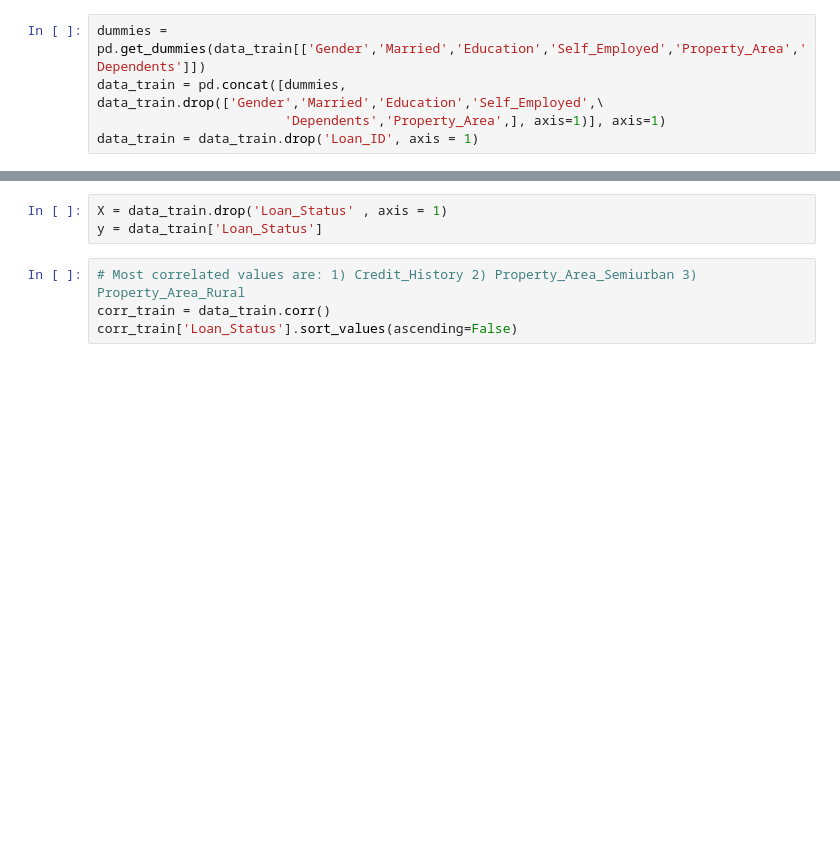
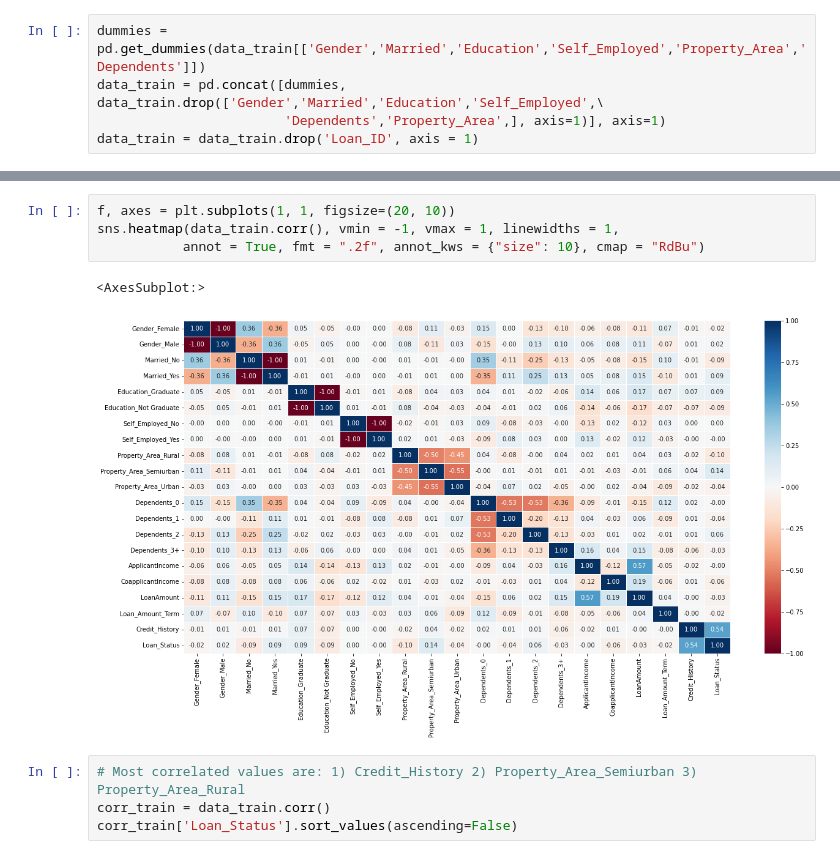
Before and after one commit to siakyikar444/citi-hackathon-loan-prediction, a Jupyter notebook: notebook_opt.ipynb, the cells around one changed output, grey strips where cells are left out. Saved outputs shown, nothing was run; the diff lists cells and outputs as text; blank space fills up the shorter version.

```diff
--- a/notebook_opt.ipynb
+++ b/notebook_opt.ipynb
@@ -395,6 +357,10 @@ data_train
-# %%
-X = data_train.drop('Loan_Status' , axis = 1)
-y = data_train['Loan_Status']
+# %%
+f, axes = plt.subplots(1, 1, figsize=(20, 10))
+sns.heatmap(data_train.corr(), vmin = -1, vmax = 1, linewidths = 1,
+           annot = True, fmt = ".2f", annot_kws = {"size": 10}, cmap = "RdBu")
+# %% [output]
+<AxesSubplot:>
+[figure, added]
 # %%
 # Most correlated values are: 1) Credit_History 2) Property_Area_Semiurban 3) Property_Area_Rural
 corr_train = data_train.corr()
```
Also changed, not shown: parts of 25 cells of this notebook, 1 other file.
